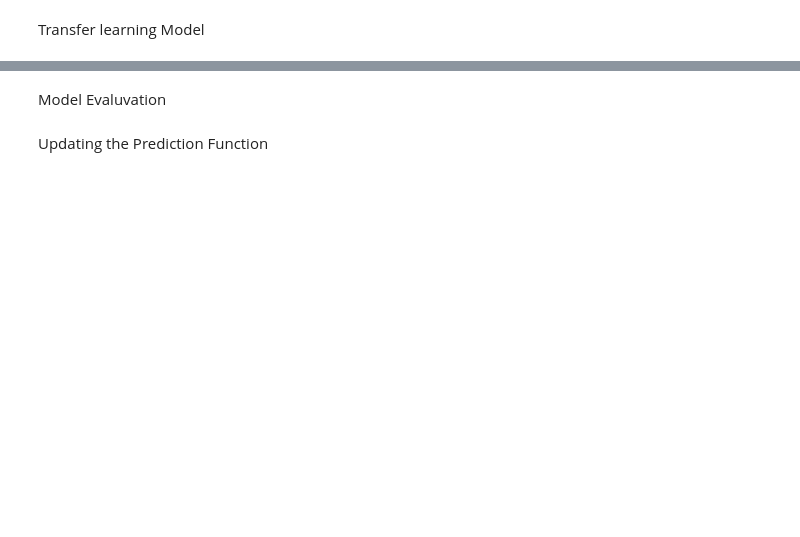
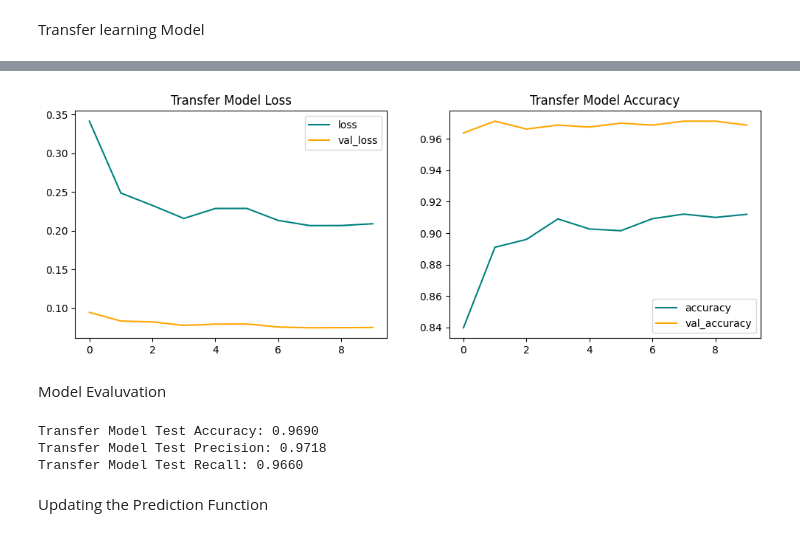
Before and after one commit to enuriherath-blip/Cat_Dog_Classifier, a Jupyter notebook: cat_dog_classifier.ipynb, the cells around one changed output, grey strips where cells are left out. Cells and saved outputs as stored; diff of their text form; code cells hidden in the pictures; blank space fills up the shorter version.

```diff
--- a/cat_dog_classifier.ipynb
+++ b/cat_dog_classifier.ipynb
@@ -357,0 +440,14 @@ Transfer learning Model
+# %%
+# 4. Compile the transfer learning model
+transfer_model.compile(
+    optimizer=tf.keras.optimizers.Adam(learning_rate=0.001),
+    loss=tf.keras.losses.BinaryCrossentropy(),
+    metrics=['accuracy']
+)
+# %%
+# 5. Train the transfer learning model
+transfer_history = transfer_model.fit(
+    train_data,
+    epochs=10,
+    validation_data=validation_data
+)
@@ -358,4 +475,44 @@ Transfer learning Model
+# %%
+# 6. Plot Training history
+fig, (ax1, ax2) = plt.subplots(1, 2, figsize=(12, 4))
+
+# Loss
+ax1.plot(transfer_history.history['loss'], color='teal', label='loss')
+ax1.plot(transfer_history.history['val_loss'], color='orange', label='val_loss')
+ax1.set_title('Transfer Model Loss')
+ax1.legend()
+
+# Accuracy
+ax2.plot(transfer_history.history['accuracy'], color='teal', label='accuracy')
+ax2.plot(transfer_history.history['val_accuracy'], color='orange', label='val_accuracy')
+ax2.set_title('Transfer Model Accuracy')
+ax2.legend()
+
+plt.show()
+# %% [output]
+[figure, added]
 # %% [markdown]
 Model Evaluvation
+# %%
+# Initialize evaluation metrics for the transfer model
+transfer_precision = tf.keras.metrics.Precision()
+transfer_recall = tf.keras.metrics.Recall()
+transfer_accuracy = tf.keras.metrics.BinaryAccuracy()
+
+# Run prediction loop over test data
+for batch in test_data.as_numpy_iterator():
+    X_batch, y_batch = batch
+    predictions = transfer_model.predict(X_batch, verbose=0)
+    transfer_precision.update_state(y_batch, predictions)
+    transfer_recall.update_state(y_batch, predictions)
+    transfer_accuracy.update_state(y_batch, predictions)
+
+print(f"Transfer Model Test Accuracy: {transfer_accuracy.result().numpy():.4f}")
+print(f"Transfer Model Test Precision: {transfer_precision.result().numpy():.4f}")
+print(f"Transfer Model Test Recall: {transfer_recall.result().numpy():.4f}")
+# %% [output]
+Transfer Model Test Accuracy: 0.9690
+Transfer Model Test Precision: 0.9718
+Transfer Model Test Recall: 0.9660
 # %% [markdown]
 Updating the Prediction Function
```
Also changed, not shown: parts of 15 cells of this notebook.
